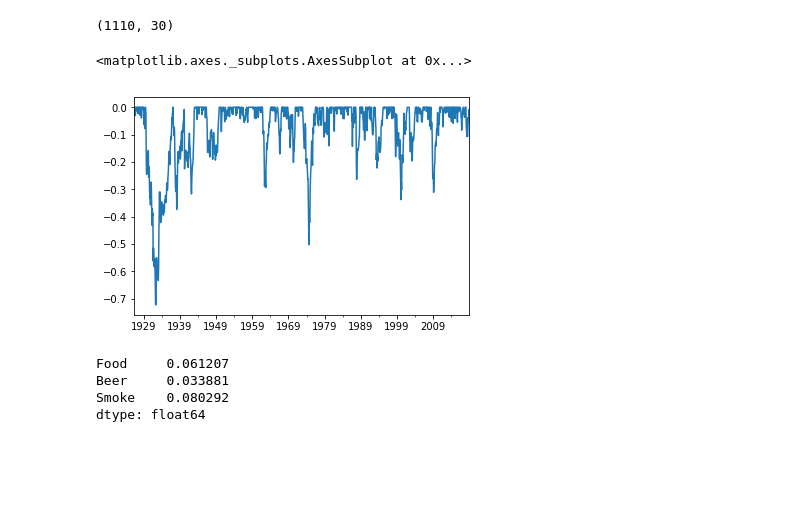
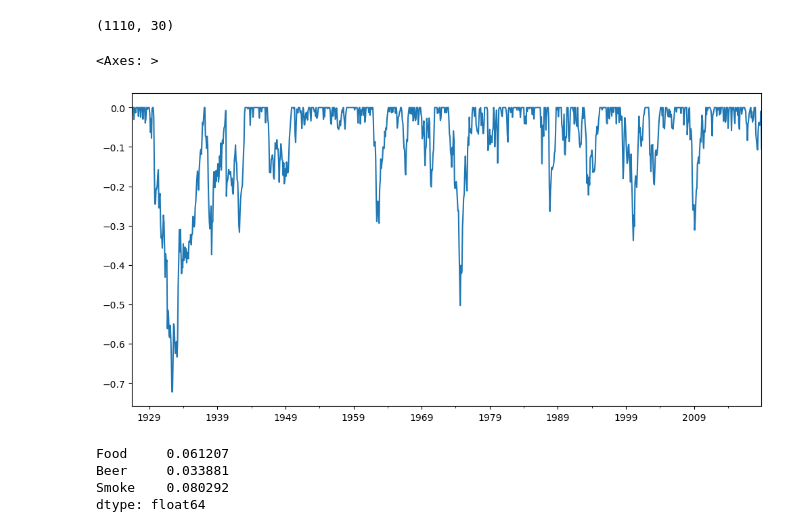
Before and after one commit to allenz817/Investment_Management, a Jupyter notebook: nb/lab_107.ipynb, the cells around one changed output. Cells and saved outputs as stored; diff of their text form; code cells hidden in the pictures; blank space fills up the shorter version.

```diff
--- a/nb/lab_107.ipynb
+++ b/nb/lab_107.ipynb
@@ -62,10 +62,10 @@ ind.shape
 # %% [output]
 (1110, 30)
 # %%
-erk.drawdown(ind["Food"])["Drawdown"].plot.line()
+erk.drawdown(ind["Food"])["Drawdown"].plot.line(figsize=(12, 6))
 # %% [output]
-<matplotlib.axes._subplots.AxesSubplot at 0x...>
+<Axes: >
-[figure, old version]
+[figure, new version]
 # %%
 erk.var_gaussian(ind[["Food", "Beer", "Smoke"]], modified=True)
 # %% [output]
```
Also changed, not shown: parts of 5 cells of this notebook.
